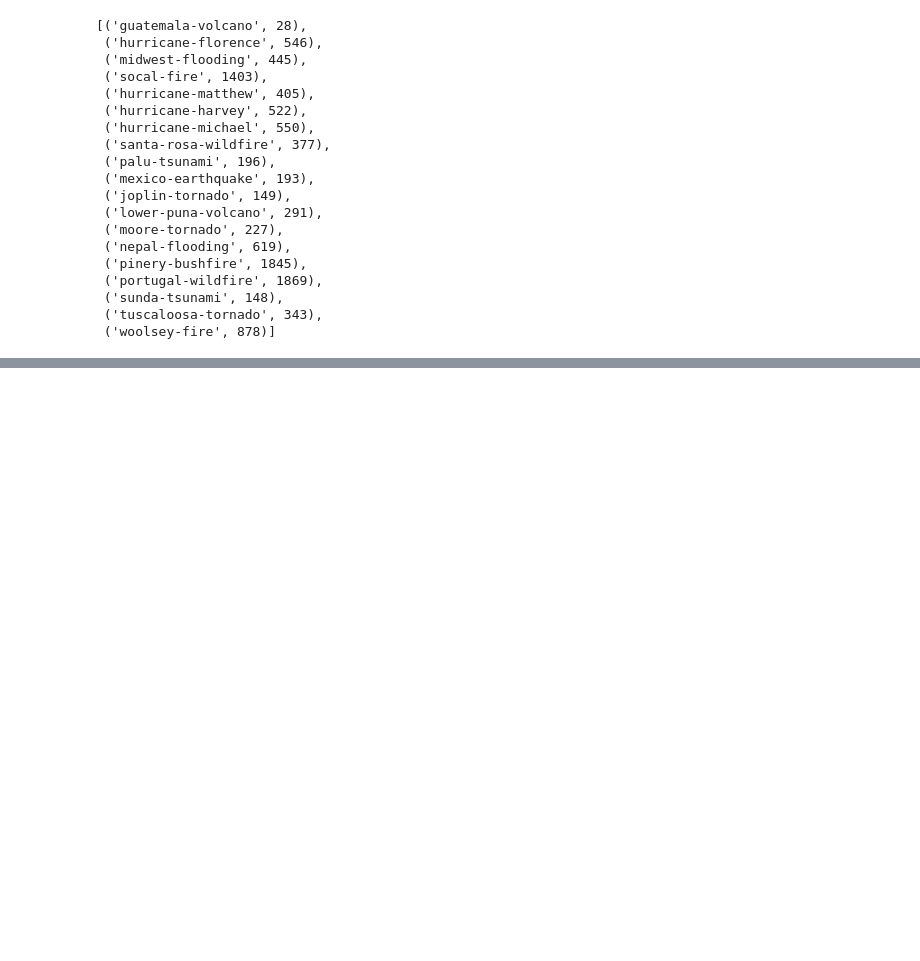
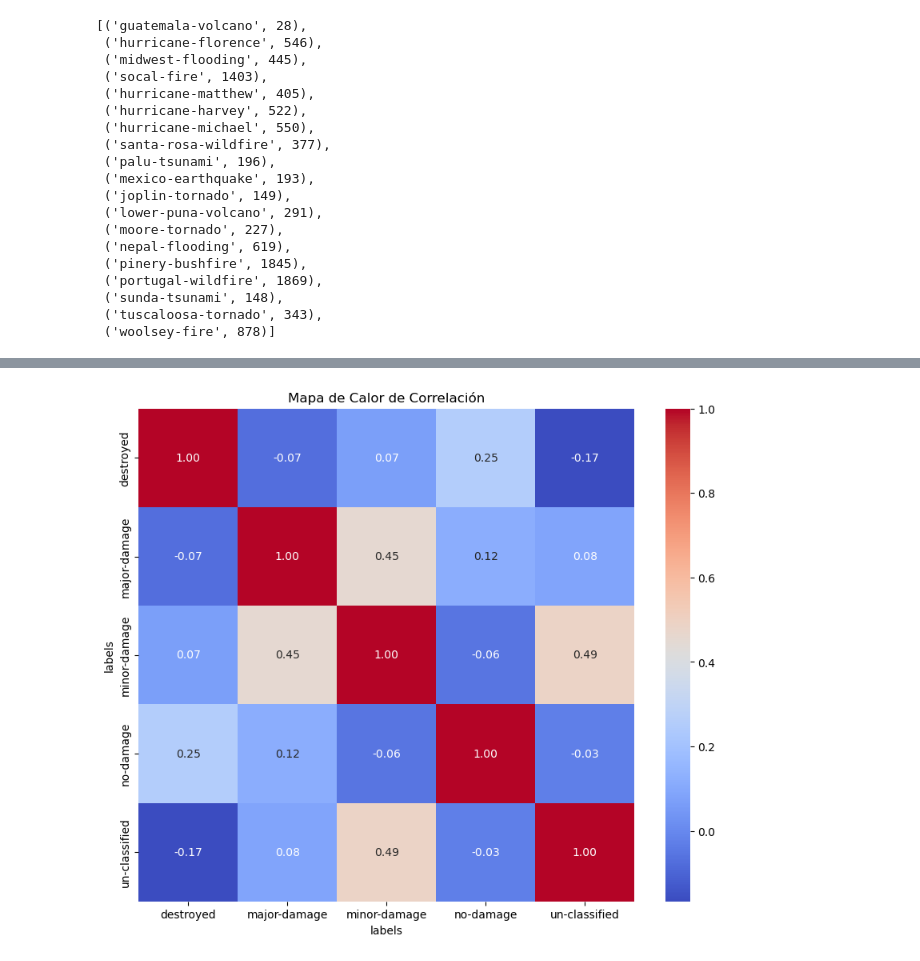
Before and after one commit to MrtC101/Thesis_DL_for_BDA, a Jupyter notebook: notebooks/1-Data_analisis.ipynb, the cells around one changed output, grey strips where cells are left out. Drawn from its saved outputs; the diff is of its cells as text; code cells hidden in the pictures; blank space fills up the shorter version.

```diff
--- a/notebooks/1-Data_analisis.ipynb
+++ b/notebooks/1-Data_analisis.ipynb
@@ -89,0 +429,3 @@ for folder_path in path.get_folder_paths():
+# %%
+labels_by_disaster_df = labels_per_disaster.unstack().transpose()
+labels_by_disaster_df
@@ -89,0 +451,3 @@ for folder_path in path.get_folder_paths():
+# %%
+correlation_matrix = labels_by_disaster_df.corr()
+correlation_matrix
@@ -89,0 +462,8 @@ for folder_path in path.get_folder_paths():
+# %%
+# Crea el mapa de calor
+plt.figure(figsize=(10, 8))
+sns.heatmap(correlation_matrix, annot=True, cmap='coolwarm', fmt=".2f")
+plt.title('Mapa de Calor de Correlación')
+plt.show()
+# %% [output]
+[figure, added]
```
Also changed, not shown: parts of 70 cells of this notebook, 5 other files.
